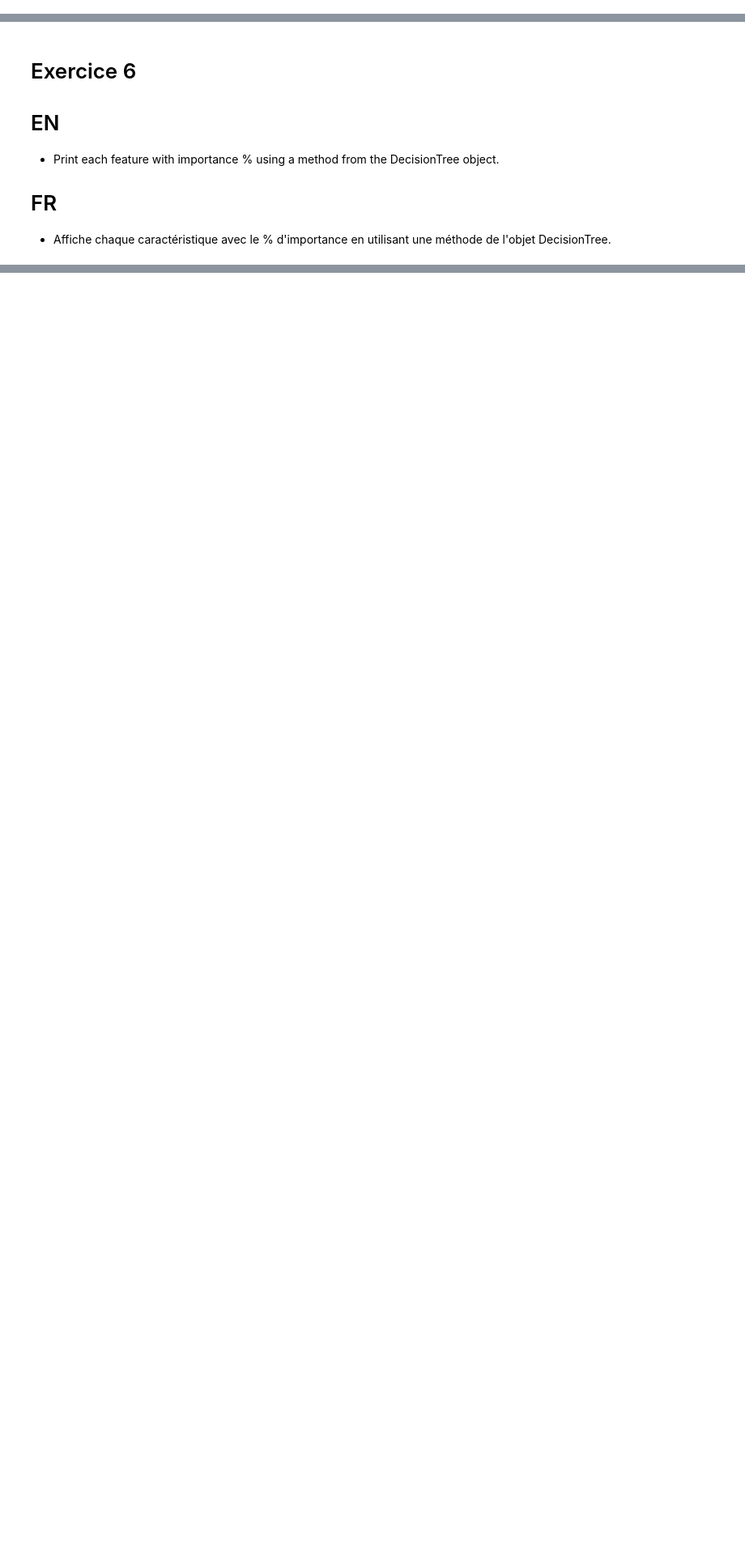
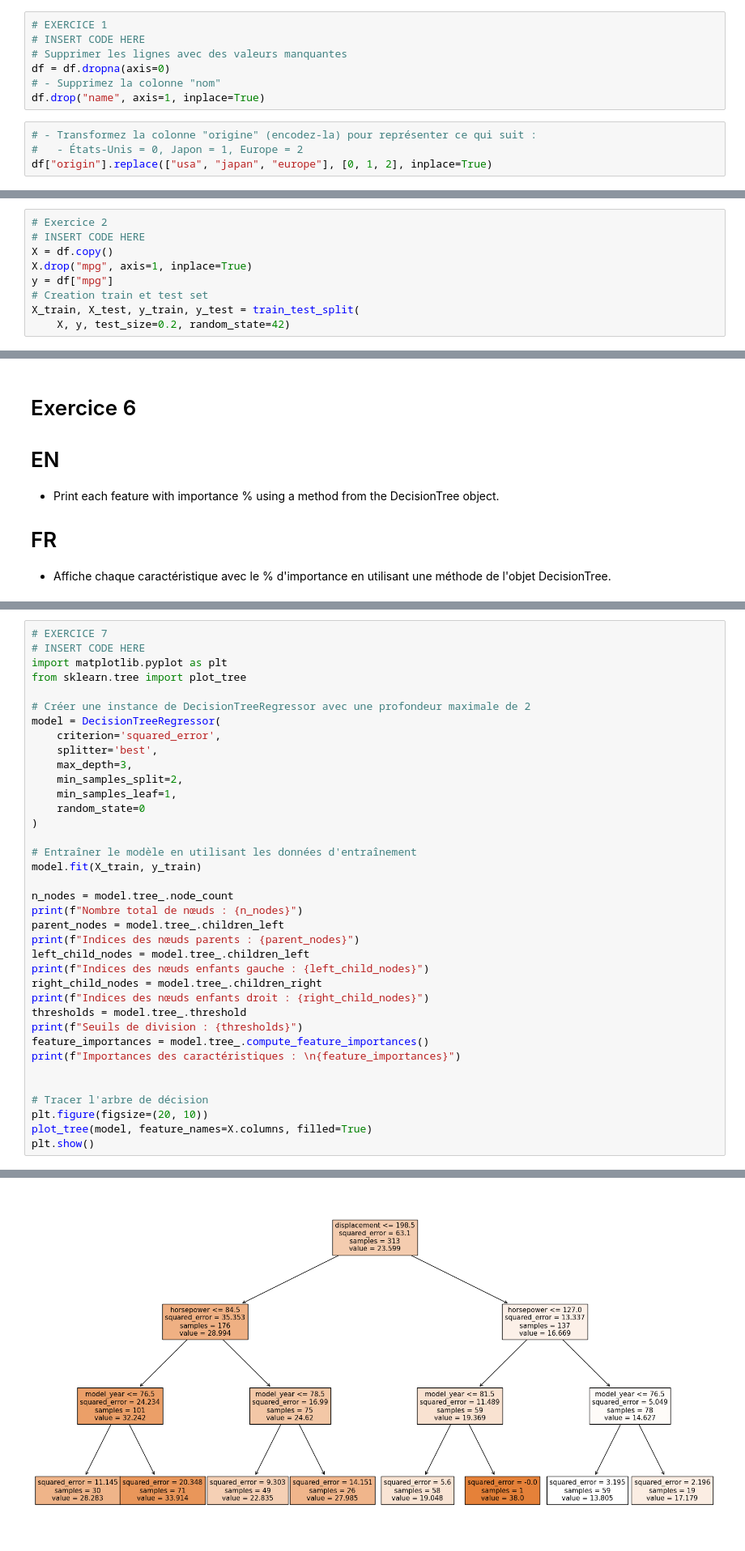
Before and after one commit to bigmoletos/WildCodeSchool_formation_IA_nov2023, a Jupyter notebook: quêtes/Semaine6/FD_2.4_DecisionTrees.ipynb, the cells around one changed output, grey strips where cells are left out. Shown at 81% size. Saved outputs shown, nothing was run; the diff lists cells and outputs as text; blank space fills up the shorter version.

```diff
--- a/quêtes/Semaine6/FD_2.4_DecisionTrees.ipynb
+++ b/quêtes/Semaine6/FD_2.4_DecisionTrees.ipynb
@@ -37,0 +95,11 @@ data = sns.load_dataset("mpg")
+# %%
+# EXERCICE 1
+# INSERT CODE HERE
+# Supprimer les lignes avec des valeurs manquantes
+df = df.dropna(axis=0)
+# - Supprimez la colonne "nom"
+df.drop("name", axis=1, inplace=True)
+# %%
+# - Transformez la colonne "origine" (encodez-la) pour représenter ce qui suit :
+#   - États-Unis = 0, Japon = 1, Europe = 2
+df["origin"].replace(["usa", "japan", "europe"], [0, 1, 2], inplace=True)
@@ -49,0 +185,9 @@ data = sns.load_dataset("mpg")
+# %%
+# Exercice 2
+# INSERT CODE HERE
+X = df.copy()
+X.drop("mpg", axis=1, inplace=True)
+y = df["mpg"]
+# Creation train et test set
+X_train, X_test, y_train, y_test = train_test_split(
+    X, y, test_size=0.2, random_state=42)
@@ -107,0 +372,38 @@ data = sns.load_dataset("mpg")
+# %%
+# EXERCICE 7
+# INSERT CODE HERE
+import matplotlib.pyplot as plt
+from sklearn.tree import plot_tree
+
+# Créer une instance de DecisionTreeRegressor avec une profondeur maximale de 2
+model = DecisionTreeRegressor(
+    criterion='squared_error',
+    splitter='best',
+    max_depth=3,
+    min_samples_split=2,
+    min_samples_leaf=1,
+    random_state=0
+)
+
+# Entraîner le modèle en utilisant les données d'entraînement
+model.fit(X_train, y_train)
+
+n_nodes = model.tree_.node_count
+print(f"Nombre total de nœuds : {n_nodes}")
+parent_nodes = model.tree_.children_left
+print(f"Indices des nœuds parents : {parent_nodes}")
+left_child_nodes = model.tree_.children_left
+print(f"Indices des nœuds enfants gauche : {left_child_nodes}")
+right_child_nodes = model.tree_.children_right
+print(f"Indices des nœuds enfants droit : {right_child_nodes}")
+thresholds = model.tree_.threshold
+print(f"Seuils de division : {thresholds}")
+feature_importances = model.tree_.compute_feature_importances()
+print(f"Importances des caractéristiques : \n{feature_importances}")
+
+
+# Tracer l'arbre de décision
+plt.figure(figsize=(20, 10))
+plot_tree(model, feature_names=X.columns, filled=True)
+plt.show()
+# %% [output]
@@ -108,3 +419,4 @@ data = sns.load_dataset("mpg")
+[figure, added]
 # %% [markdown]
 # MISSION 2 : Classification Trees
 
```
Also changed, not shown: parts of 47 cells of this notebook, 1 other file.
